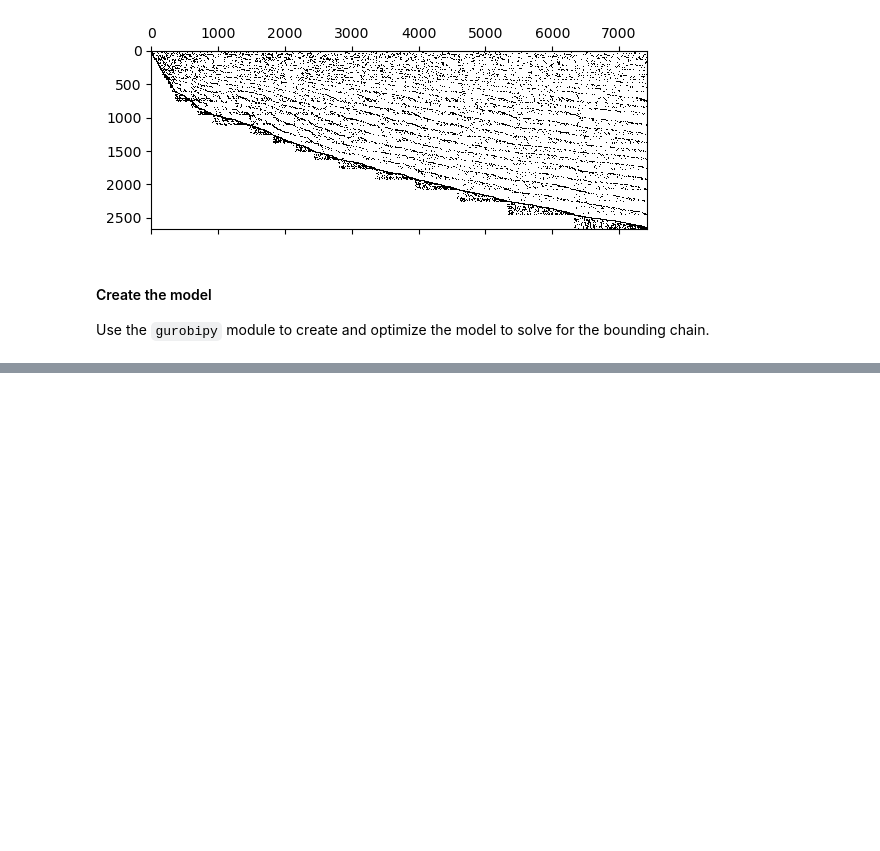
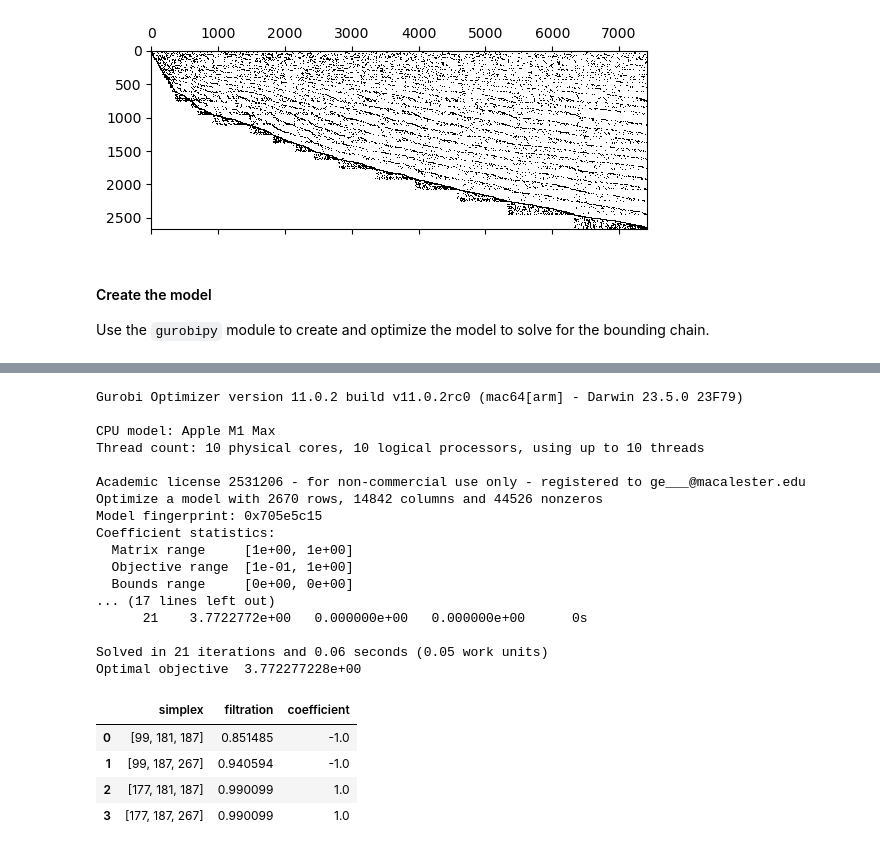
Before and after one commit to etscheelk/2024SummerTopo, a Jupyter notebook: Gavin/playtime/optimizing_a_bounding_chain.ipynb, the cells around one changed output, grey strips where cells are left out. Saved outputs shown, nothing was run; the diff lists cells and outputs as text; code cells hidden in the pictures; blank space fills up the shorter version.

```diff
--- a/Gavin/playtime/optimizing_a_bounding_chain.ipynb
+++ b/Gavin/playtime/optimizing_a_bounding_chain.ipynb
@@ -261,3 +266,53 @@ Best objective 3.772277227723e+00, best bound 3.772277227723e+00, gap 0.0000%
+# %%
+# setup the model
+m = gb.Model('Optimal Bounding Chain')
+
+# free (decision) variables
+pos_coeffs = m.addMVar((len(bounding_chain)))
+neg_coeffs = m.addMVar((len(bounding_chain)))
+
+# constraints
+m.addConstr(lp_boundry_matrix @ (pos_coeffs-neg_coeffs) == np.array(cycle_rep['coefficient']), 'boundry') # idk if pandas works with gurobi, im not thinking about it rn tho
+
+# objective
+m.setObjective(gb.quicksum(np.array(bounding_chain['filtration']) * (pos_coeffs+neg_coeffs)))
+
+# optimize
+m.optimize()
+
+# get solution
+bounding_chain['coefficient'] = np.array(list(map(lambda c: float(c.X), pos_coeffs))) - np.array(list(map(lambda c: float(c.X), neg_coeffs)))
+
+# close model
+m.close()
+
+# clean results
+optimal_bounding_chain = bounding_chain.loc[bounding_chain['coefficient'] != 0, ['simplex', 'filtration', 'coefficient']].reset_index(drop=True)
+
+optimal_bounding_chain
+# %% [output]
+Gurobi Optimizer version 11.0.2 build v11.0.2rc0 (mac64[arm] - Darwin 23.5.0 23F79)
+
+CPU model: Apple M1 Max
+Thread count: 10 physical cores, 10 logical processors, using up to 10 threads
+
+Academic license 2531206 - for non-commercial use only - registered to ge___@macalester.edu
+Optimize a model with 2670 rows, 14842 columns and 44526 nonzeros
+Model fingerprint: 0x705e5c15
+Coefficient statistics:
+  Matrix range     [1e+00, 1e+00]
+  Objective range  [1e-01, 1e+00]
+  Bounds range     [0e+00, 0e+00]
+... (17 lines left out)
+      21    3.7722772e+00   0.000000e+00   0.000000e+00      0s
+
+Solved in 21 iterations and 0.06 seconds (0.05 work units)
+Optimal objective  3.772277228e+00
+|  | simplex | filtration | coefficient |
+| 0 | [99, 181, 187] | 0.851485 | -1.0 |
+| 1 | [99, 187, 267] | 0.940594 | -1.0 |
+| 2 | [177, 181, 187] | 0.990099 | 1.0 |
+| 3 | [177, 187, 267] | 0.990099 | 1.0 |
 # %%
 # optimization problem
 start = time()
```
Also changed, not shown: parts of 3 cells of this notebook.
